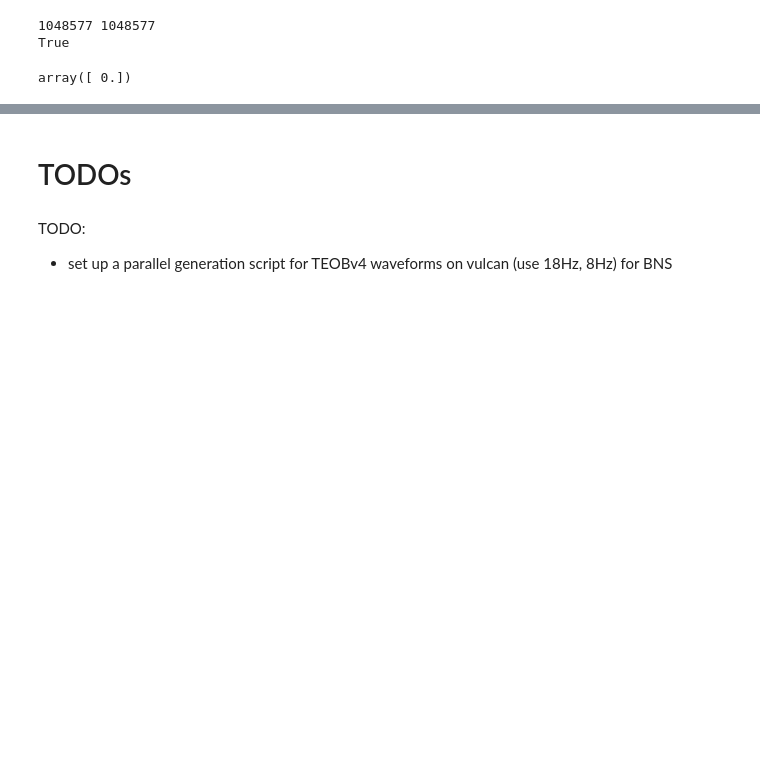
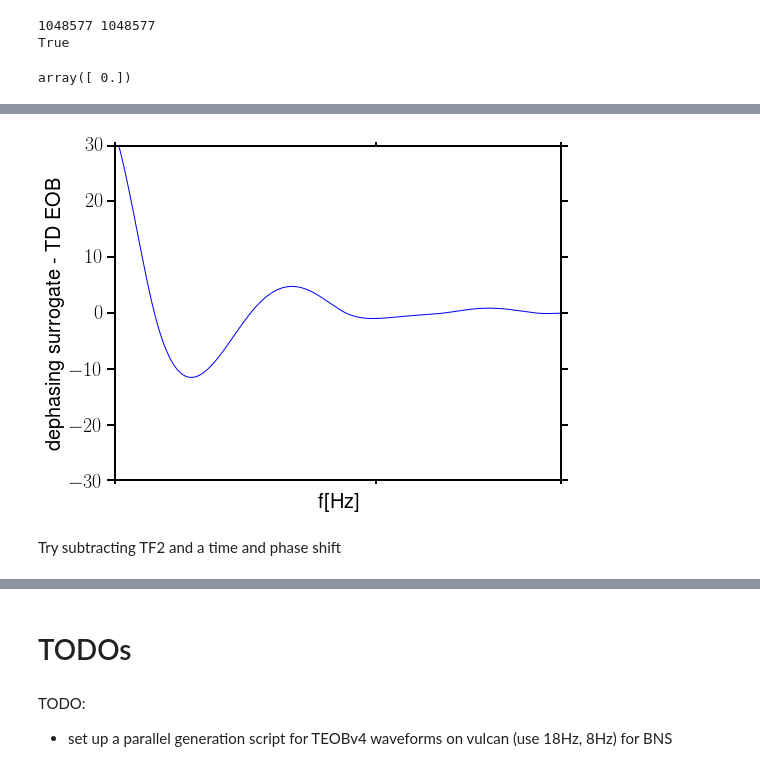
Before and after one commit to benjaminlackey/gpsurrogate, a Jupyter notebook: src/TEOB-LAL-implementation/LalsuiteSurrogate_MP.ipynb, the cells around one changed output, grey strips where cells are left out. Saved outputs shown, nothing was run; the diff lists cells and outputs as text; code cells hidden in the pictures; blank space fills up the shorter version.

```diff
--- a/src/TEOB-LAL-implementation/LalsuiteSurrogate_MP.ipynb
+++ b/src/TEOB-LAL-implementation/LalsuiteSurrogate_MP.ipynb
@@ -2774,0 +2775,10 @@ plt.title('dephasing');
+# %%
+plt.semilogx(h_sur[0], phi_sur - phi_orig + 4020 - 0.007*h_sur[0])
+plt.xlim([20.0, 40.0]);
+plt.ylim([-30, 30]);
+plt.xlabel('f[Hz]')
+plt.ylabel('dephasing surrogate - TD EOB');
+# %% [output]
+[figure, added]
+# %% [markdown]
+Try subtracting TF2 and a time and phase shift
```
Also changed, not shown: parts of 9 cells of this notebook.
